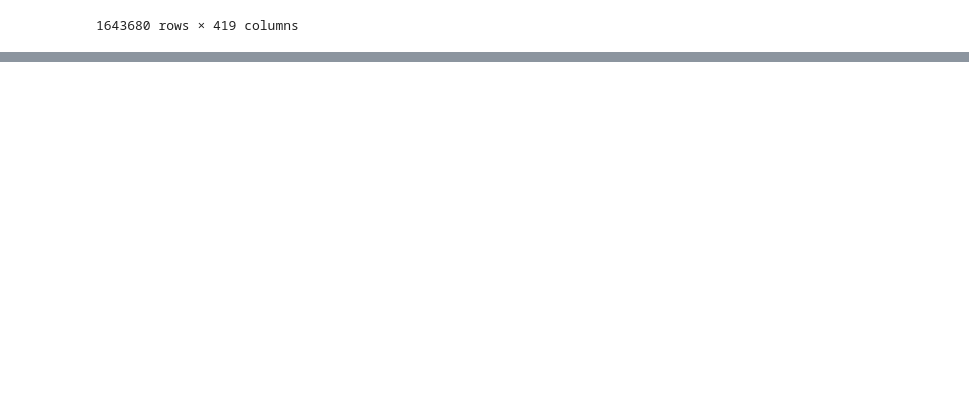
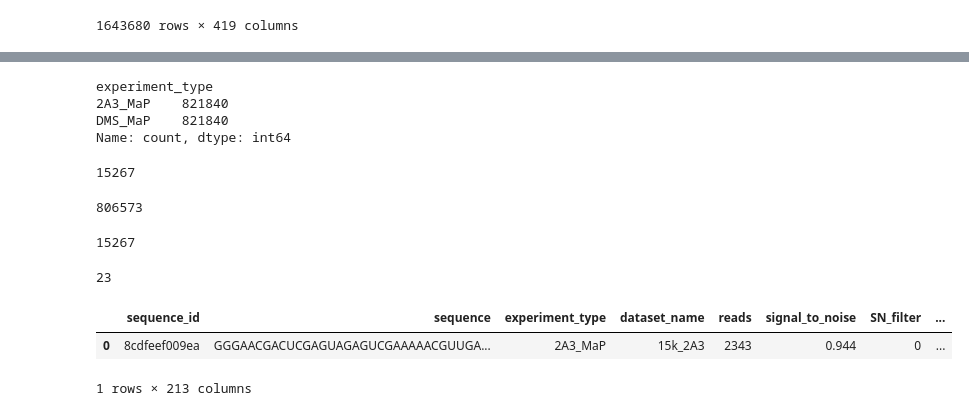
Before and after one commit to pauljo13/Stanford-Ribonanza-RNA-Folding, a Jupyter notebook: test.ipynb, the cells around one changed output, grey strips where cells are left out. Cells and saved outputs as stored; diff of their text form; code cells hidden in the pictures; blank space fills up the shorter version.

```diff
--- a/test.ipynb
+++ b/test.ipynb
@@ -44,0 +39,37 @@ df_sample
+# %%
+df['experiment_type'].value_counts()
+# %% [output]
+experiment_type
+2A3_MaP    821840
+DMS_MaP    821840
+Name: count, dtype: int64
+# %%
+# 같은 서열이 과연 몇개나 존재하는가?
+test3 = list(df[df['experiment_type']=='2A3_MaP']['sequence'].value_counts().index)
+print(len(list(df[df['experiment_type']=='2A3_MaP']['sequence'])) - len(test3))
+# %% [output]
+15267
+# %%
+len(test3)
+# %% [output]
+806573
+# %%
+test4 = list(df[df['experiment_type']=='DMS_MaP']['sequence'].value_counts().index)
+print(len(list(df[df['experiment_type']=='DMS_MaP']['sequence'])) - len(test3))
+# %% [output]
+15267
+# %%
+print(len(df[df['experiment_type']=='DMS_MaP']['dataset_name'].value_counts().index))
+# %% [output]
+23
+# %%
+first_row = df[0:1]
+
+# NaN이 아닌 컬럼만 반환
+non_nan_columns = first_row.dropna(axis=1)
+
+non_nan_columns
+# %% [output]
+|  | sequence_id | sequence | experiment_type | dataset_name | reads | signal_to_noise | SN_filter | ... |
+| 0 | 8cdfeef009ea | GGGAACGACUCGAGUAGAGUCGAAAAACGUUGA... | 2A3_MaP | 15k_2A3 | 2343 | 0.944 | 0 | ... |
+1 rows × 213 columns
```
Also changed, not shown: parts of 5 cells of this notebook.
